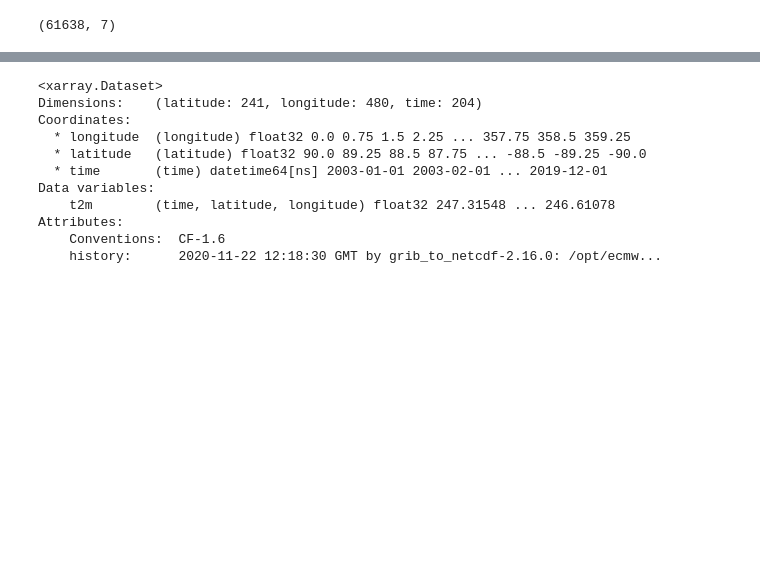
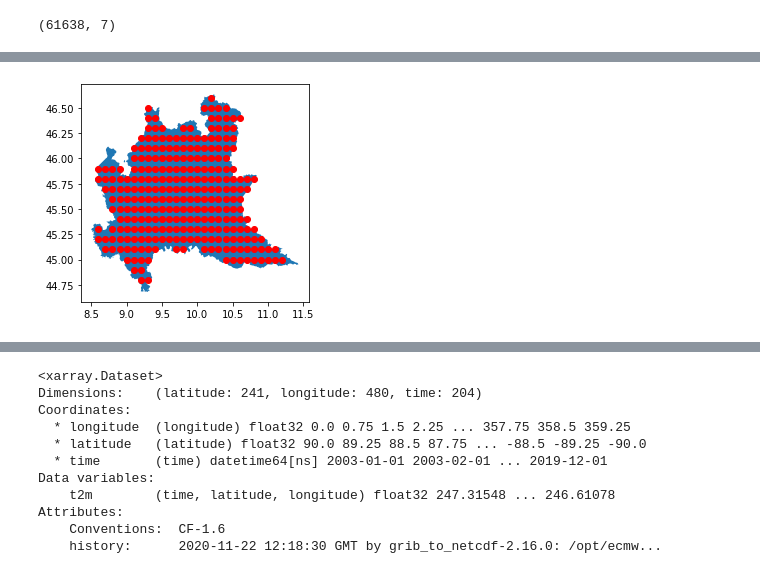
Before and after one commit to samuelexferri/unibg-statistic2, a Jupyter notebook: notebooks/data_3_preprocessing_regressors.ipynb, the cells around one changed output, grey strips where cells are left out. Drawn from its saved outputs; the diff is of its cells as text; code cells hidden in the pictures; blank space fills up the shorter version.

```diff
--- a/notebooks/data_3_preprocessing_regressors.ipynb
+++ b/notebooks/data_3_preprocessing_regressors.ipynb
@@ -49,0 +117,12 @@ df.shape
+# %%
+grid = [ (round(lat, 2), round(lon, 2)) for lat, lon in zip(lats, lons) if regione.geometry.contains(Point(lon, lat)).bool()]
+
+lats = [coord[0] for coord in grid]
+lons = [coord[1] for coord in grid]
+
+regione.plot()
+plt.scatter(lons, lats, c='r')
+
+plt.show()
+# %% [output]
+[figure, added]
```
Also changed, not shown: parts of 41 cells of this notebook, 7 other files.
